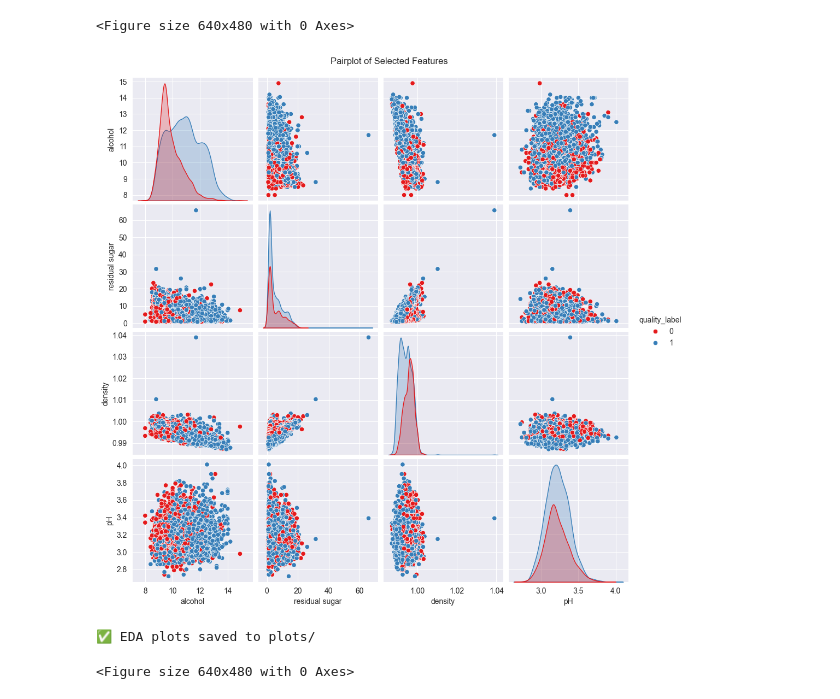
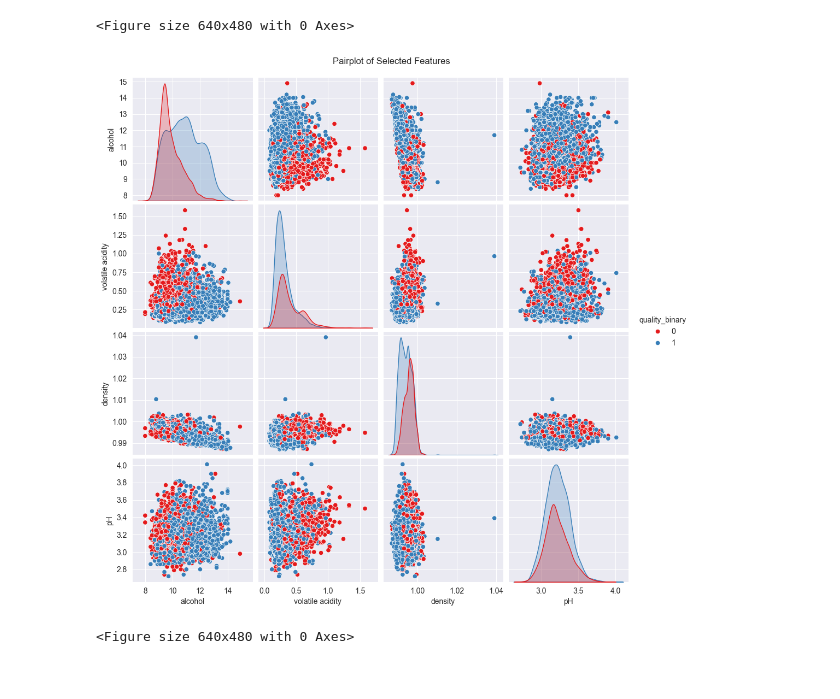
Before and after one commit to alessandro-macchi/ml_project, a Jupyter notebook: notebooks/eda.ipynb, the cells around one changed output. Cells and saved outputs as stored; diff of their text form; code cells hidden in the pictures.

Commit message:
Revised exploratory data analysis

```diff
--- a/notebooks/eda.ipynb
+++ b/notebooks/eda.ipynb
@@ -19,5 +19,5 @@ data_white["type"] = "white"
 data = pd.concat([data_red, data_white], ignore_index=True)
 # %%
 # Binary classification target
-data["quality_label"] = (data["quality"] >= 6).astype(int)
+data["quality_binary"] = (data["quality"] >= 6).astype(int)
 # %%
@@ -109,14 +109,13 @@ for col in features:
 [figure]
 <Figure size 640x480 with 0 Axes>
 # %%
-# 5. Pairplot of selected features
-selected = ["alcohol", "residual sugar", "density", "pH", "quality_label"]
-sns.pairplot(data[selected + ["type"]], hue="quality_label", palette="Set1", diag_kind="kde")
+# Pairplot of selected features
+selected = ["alcohol", "volatile acidity", "density", "pH", "quality_binary"]
+sns.pairplot(data[selected + ["type"]], hue="quality_binary", palette="Set1", diag_kind="kde")
 plt.suptitle("Pairplot of Selected Features", y=1.02)
 plt.savefig("plots/pairplot_selected.png")
 plt.show()
 plt.clf()
 # %% [output]
-[figure, old version]
+[figure, new version]
-✅ EDA plots saved to plots/
+<Figure size 640x480 with 0 Axes>
-<Figure size 640x480 with 0 Axes>
```
Also changed, not shown: parts of 3 cells of this notebook.
